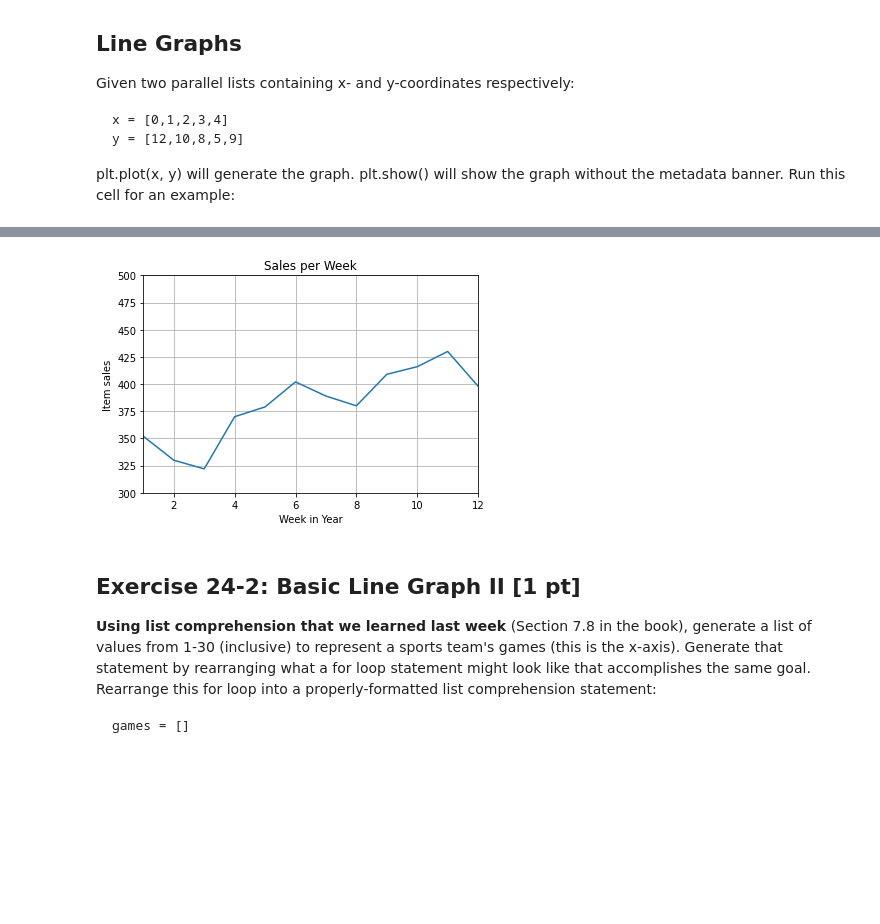
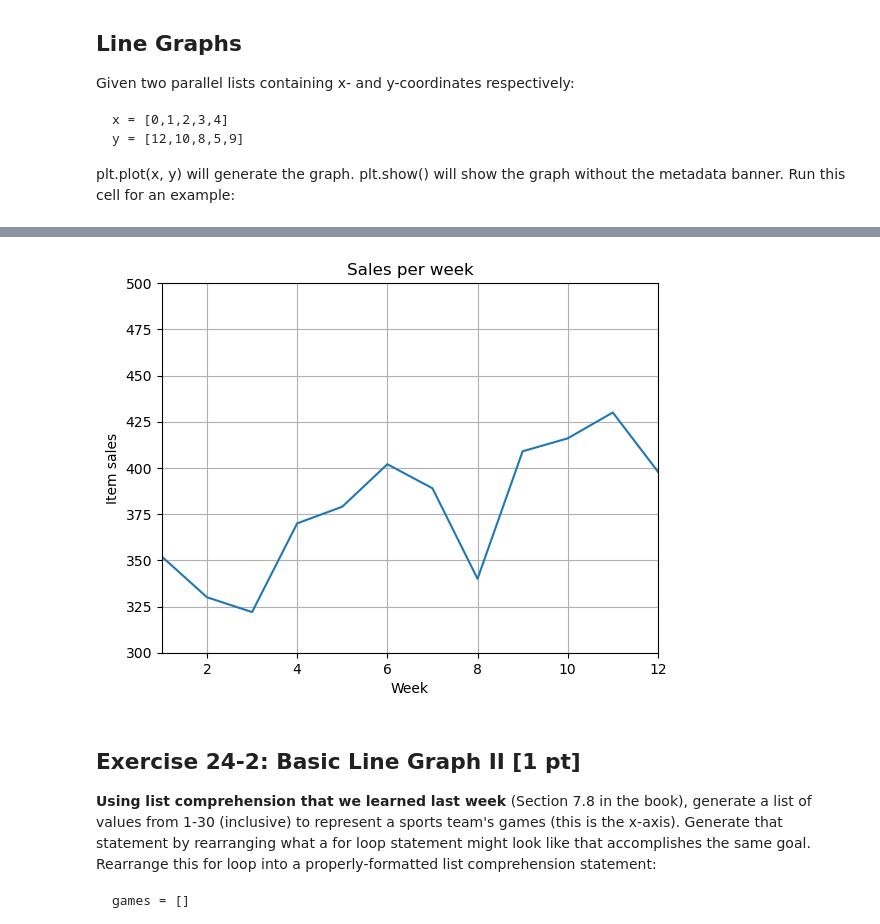
Before and after one commit to waifu-master/comsc-140, a Jupyter notebook: labs/lab-24-matplotlib.ipynb, the cells around one changed output, grey strips where cells are left out. Saved outputs shown, nothing was run; the diff lists cells and outputs as text; code cells hidden in the pictures; blank space fills up the shorter version.

```diff
--- a/labs/lab-24-matplotlib.ipynb
+++ b/labs/lab-24-matplotlib.ipynb
@@ -59,8 +59,21 @@ Using the various statements above, recreate this plot:
 ![a-2.png](attachment:a-2.png)
 # %%
 # code here
+import matplotlib.pyplot as plt
+weeks = [1,2,3,4,5,6,7,8,9,10,11,12]
+sales = [352,330,322,370,379,402,389,340,409,416,430,398]
+
+plt.xlim(weeks[0], weeks[len(weeks)-1])
+plt.ylim(300, 500)
+plt.title('Sales per week')
+plt.xlabel('Week')
+plt.ylabel('Item sales')
+plt.grid(True)
+
+plt.plot(weeks, sales)
+plt.show()
 # %% [output]
-[figure, old version]
+[figure, new version]
 # %% [markdown]
 ## Exercise 24-2: Basic Line Graph II [1 pt]
 
```
Also changed, not shown: parts of 9 cells of this notebook.
